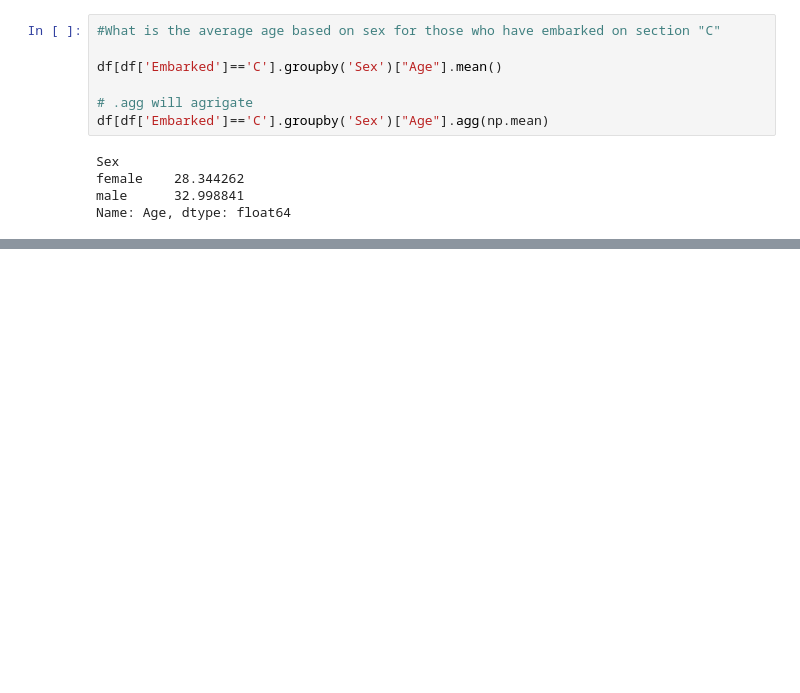
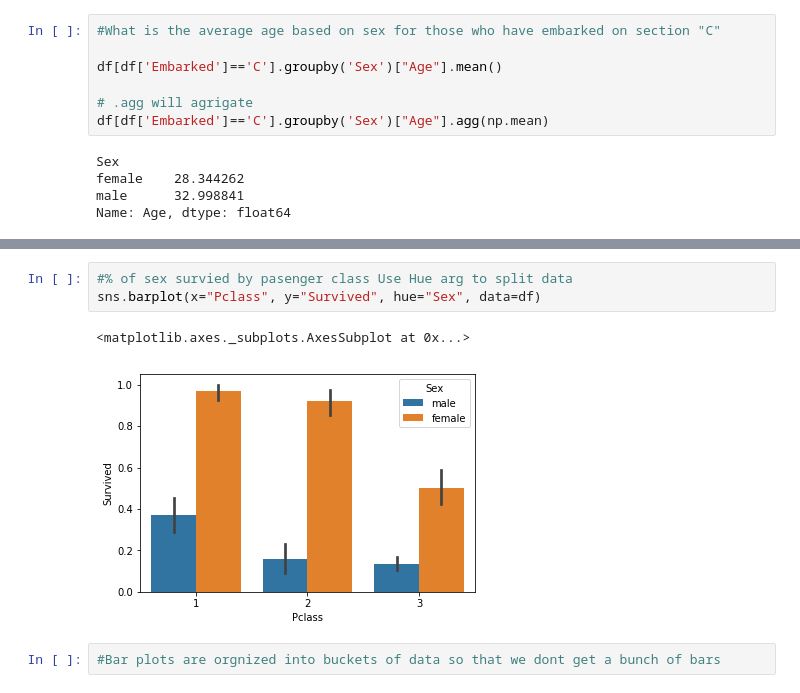
Before and after one commit to capt-alien/ds1.1Code, a Jupyter notebook: Class_3_work.ipynb, the cells around one changed output, grey strips where cells are left out. Saved outputs shown, nothing was run; the diff lists cells and outputs as text; blank space fills up the shorter version.

```diff
--- a/Class_3_work.ipynb
+++ b/Class_3_work.ipynb
@@ -174,0 +195,8 @@ Name: Age, dtype: float64
+# %%
+#% of sex survied by pasenger class Use Hue arg to split data
+sns.barplot(x="Pclass", y="Survived", hue="Sex", data=df)
+# %% [output]
+<matplotlib.axes._subplots.AxesSubplot at 0x...>
+[figure, added]
+# %%
+#Bar plots are orgnized into buckets of data so that we dont get a bunch of bars
```
Also changed, not shown: parts of 15 cells of this notebook, 2 other files.
